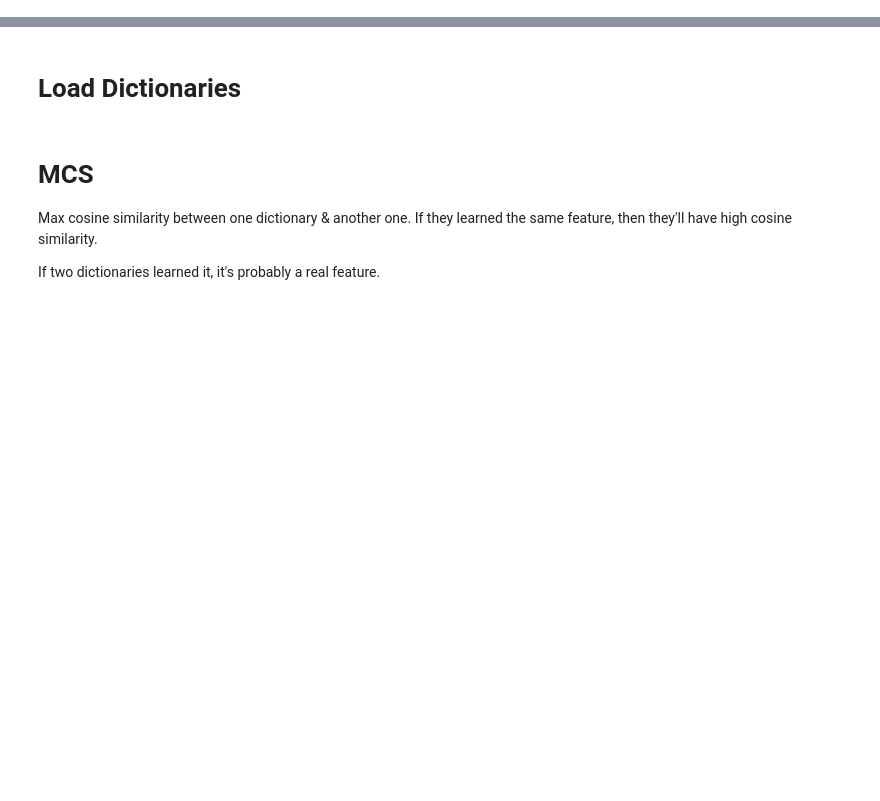
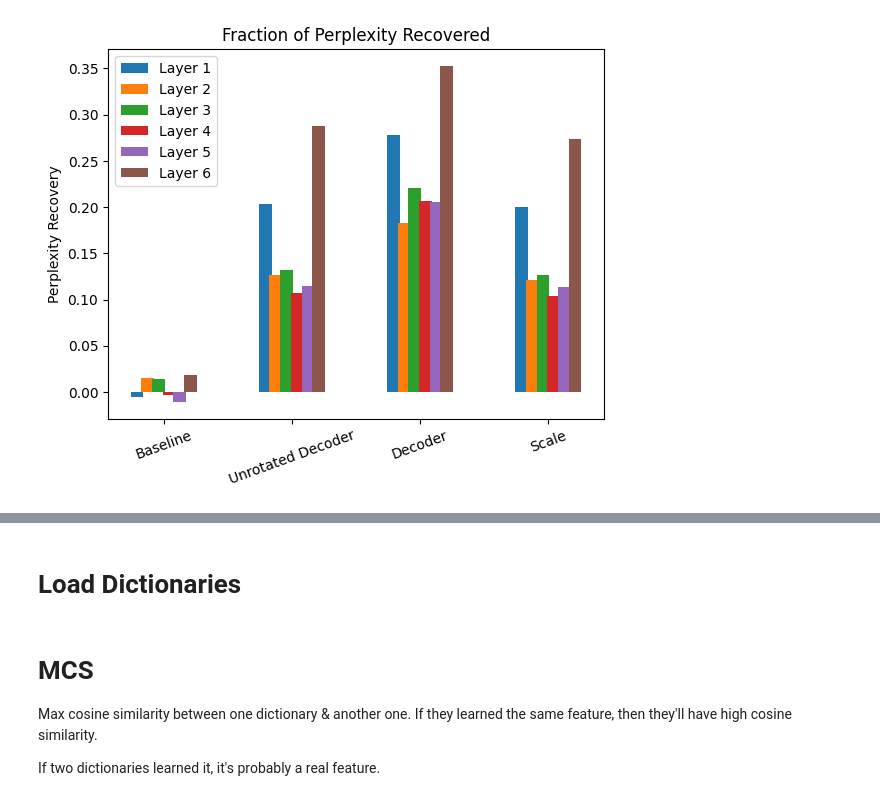
Before and after one commit to loganriggs/sparse_coding, a Jupyter notebook: perplexity.ipynb, the cells around one changed output, grey strips where cells are left out. Drawn from its saved outputs; the diff is of its cells as text; code cells hidden in the pictures; blank space fills up the shorter version.

```diff
--- a/perplexity.ipynb
+++ b/perplexity.ipynb
@@ -355,10 +455,30 @@ plt.show()
-# %%
-for layer in layers:
-    filtered_mses = all_sparsities2[layer,0,1:]
-    print("sparsities: ", filtered_mses)
-    print("sae sparsity: ", all_sparsities2[layer][0][0])
-
-    # recovered_mses = (all_mses[layer][0][0] - filtered_mses)/(all_mses[layer][0][0])
+# %%
+#Plot all_model_perplexities - all_model_perplexities2
+import matplotlib.pyplot as plt
+# model_perplexity_diff = np.array(all_model_perplexities) - np.array(all_model_perplexities2)
+
+for layer in layers:
+    filtered_perps = all_perplexities2[layer,0,1:5]
+    sae_perp = all_perplexities2[layer][0][0]
+    recovered_perps = (sae_perp - filtered_perps)/(sae_perp - original_perplexity)
+    # print(recovered_perps.shape)
+
+    xs = np.arange(len(modes[1:5])) + layer/(2*len(layers)) - (len(layers)-1)/(4*len(layers))
+    plt.bar(xs,recovered_perps[:,0], width=0.1)
+
+xs = np.arange(len(modes[1:5]))
+
+plt.legend([f"Layer {l+1}" for l in layers])
+plt.title("Fraction of Perplexity Recovered")
+# plt.xlabel("Autoencoder Mode")
+plt.ylabel("Perplexity Recovery")
+plt.xticks(xs, nice_modes[1:5], rotation=20)
+# set ylimit to 10
+# plt.ylim(0, 1)
+# plt.xlim((-0.5,3.5))
+plt.show()
+# %% [output]
+[figure, added]
 # %%
 #Plot all_model_perplexities - all_model_perplexities2
 import matplotlib.pyplot as plt
```
Also changed, not shown: parts of 25 cells of this notebook, 9 other files.
